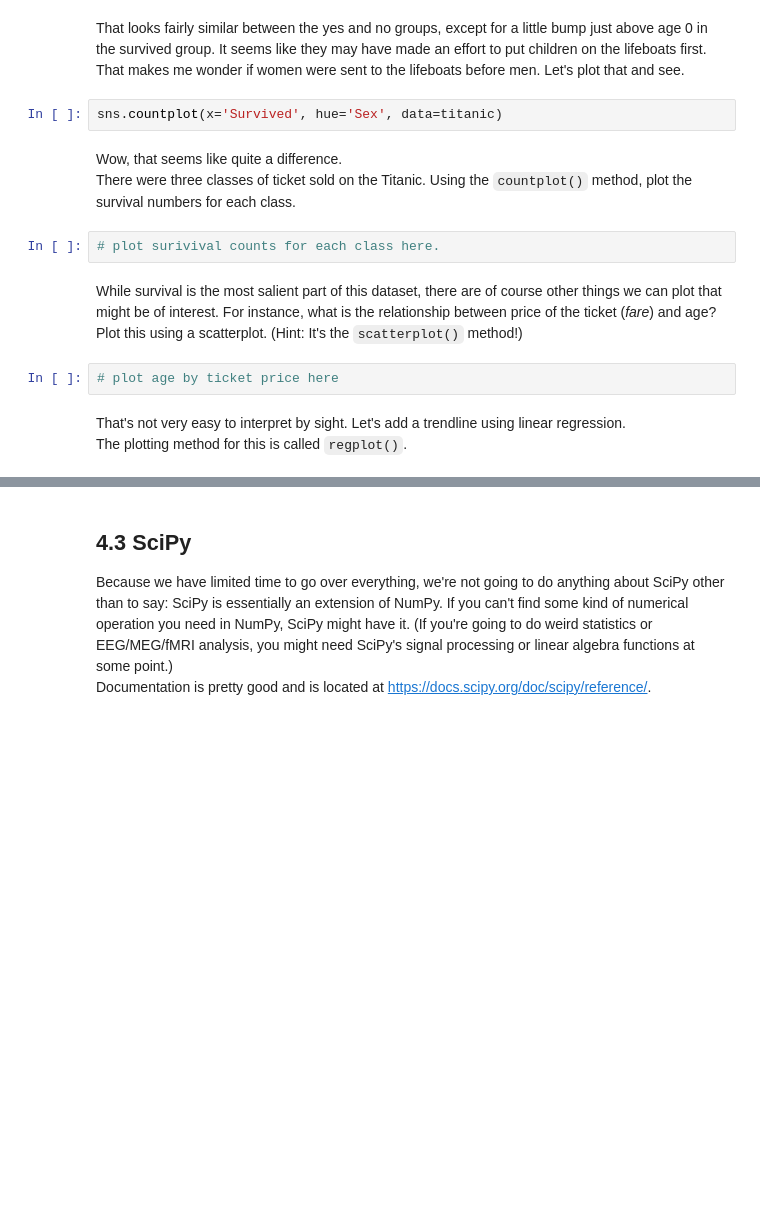
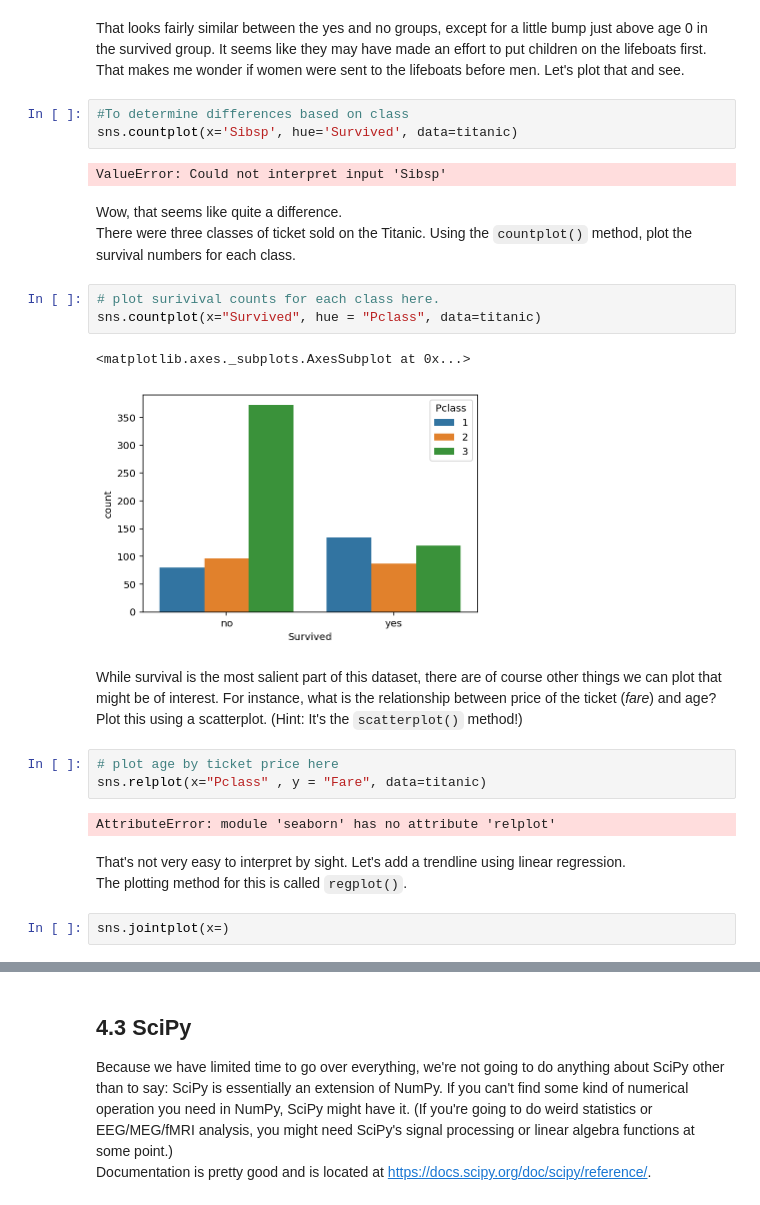
Before and after one commit to mpi-python/mpi-python-intro, a Jupyter notebook: Session4/Session4.ipynb, the cells around one changed output, grey strips where cells are left out. Drawn from its saved outputs; the diff is of its cells as text; blank space fills up the shorter version.

```diff
--- a/Session4/Session4.ipynb
+++ b/Session4/Session4.ipynb
@@ -242,20 +443,32 @@ sns.violinplot(x='Survived', y='Age', data=titanic)
 # %% [markdown]
 That looks fairly similar between the yes and no groups, except for a little bump just above age 0 in the survived group. It seems like they may have made an effort to put children on the lifeboats first.
 That makes me wonder if women were sent to the lifeboats before men. Let's plot that and see.
-# %%
-sns.countplot(x='Survived', hue='Sex', data=titanic)
+# %%
+#To determine differences based on class
+sns.countplot(x='Sibsp', hue='Survived', data=titanic)
+# %% [output]
+ValueError: Could not interpret input 'Sibsp'
 # %% [markdown]
 Wow, that seems like quite a difference.
 There were three classes of ticket sold on the Titanic. Using the `countplot()` method, plot the survival numbers for each class.
 # %%
 # plot surivival counts for each class here.
+sns.countplot(x="Survived", hue = "Pclass", data=titanic)
+# %% [output]
+<matplotlib.axes._subplots.AxesSubplot at 0x...>
+[figure, added]
 # %% [markdown]
 While survival is the most salient part of this dataset, there are of course other things we can plot that might be of interest. For instance, what is the relationship between price of the ticket (_fare_) and age?
 Plot this using a scatterplot. (Hint: It's the `scatterplot()` method!)
 # %%
 # plot age by ticket price here
+sns.relplot(x="Pclass" , y = "Fare", data=titanic)
+# %% [output]
+AttributeError: module 'seaborn' has no attribute 'relplot'
 # %% [markdown]
 That's not very easy to interpret by sight. Let's add a trendline using linear regression.
 The plotting method for this is called `regplot()`.
+# %%
+sns.jointplot(x=)
 # %%
 # plot using regplot here
```
Also changed, not shown: parts of 28 cells of this notebook, 1 other file.
